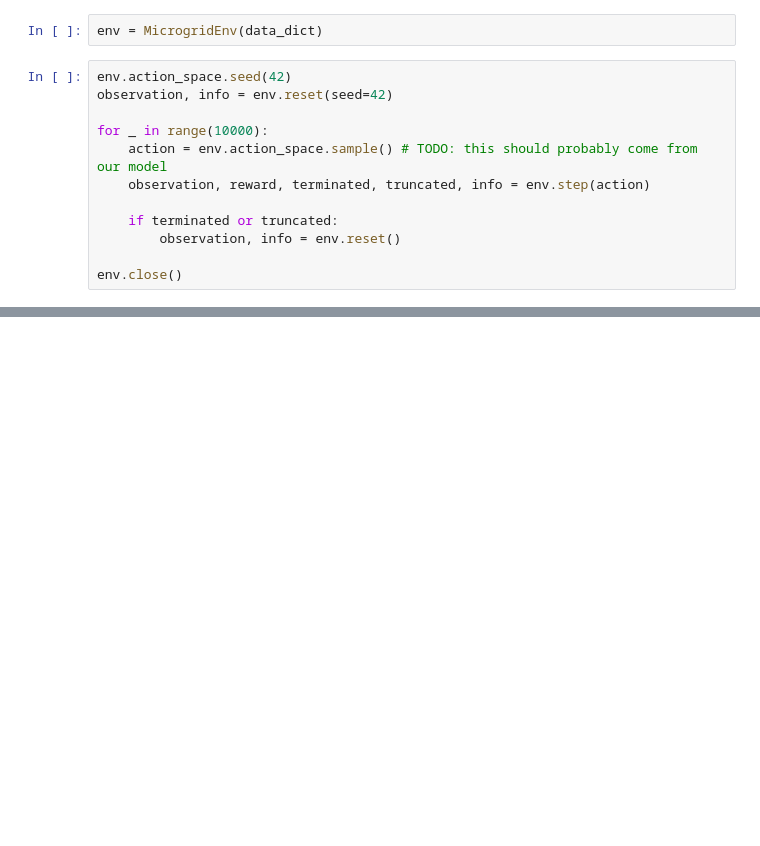
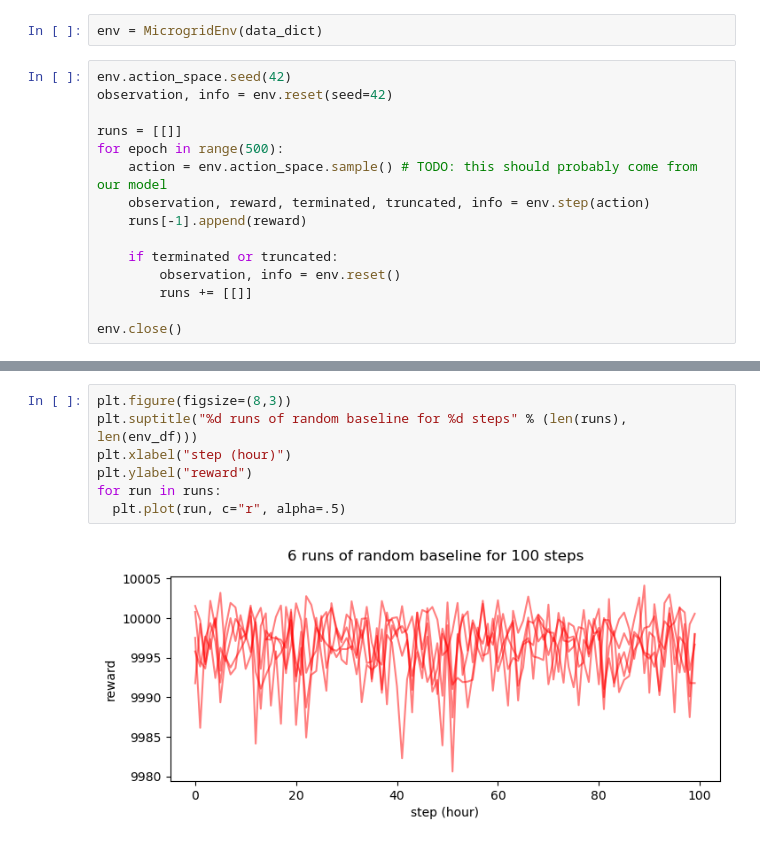
Before and after one commit to f-krause/uio-AIEI-project-1, a Jupyter notebook: notebooks/baseline.ipynb, the cells around one changed output, grey strips where cells are left out. Saved outputs shown, nothing was run; the diff lists cells and outputs as text; blank space fills up the shorter version.

Commit message:
plot rewards of simple random baseline

```diff
--- a/notebooks/baseline.ipynb
+++ b/notebooks/baseline.ipynb
@@ -45,11 +49,14 @@ env = MicrogridEnv(data_dict)
 env.action_space.seed(42)
 observation, info = env.reset(seed=42)
 
-for _ in range(10000):
+runs = [[]]
+for epoch in range(500):
     action = env.action_space.sample() # TODO: this should probably come from our model
     observation, reward, terminated, truncated, info = env.step(action)
+    runs[-1].append(reward)
 
     if terminated or truncated:
         observation, info = env.reset()
+        runs += [[]]
 
 env.close()
@@ -55,0 +67,9 @@ env.close()
+# %%
+plt.figure(figsize=(8,3))
+plt.suptitle("%d runs of random baseline for %d steps" % (len(runs), len(env_df)))
+plt.xlabel("step (hour)")
+plt.ylabel("reward")
+for run in runs:
+  plt.plot(run, c="r", alpha=.5)
+# %% [output]
+[figure, added]
```
Also changed, not shown: parts of 4 cells of this notebook.
